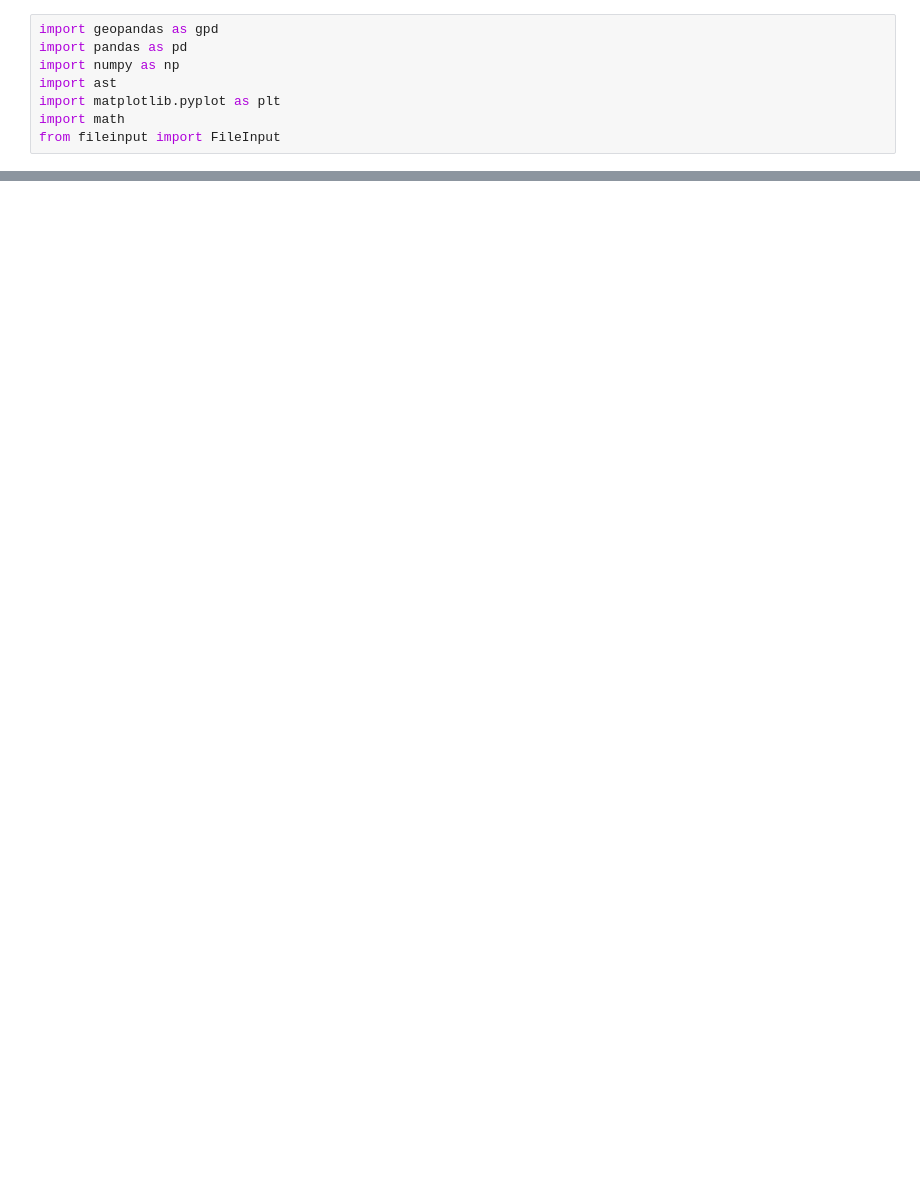
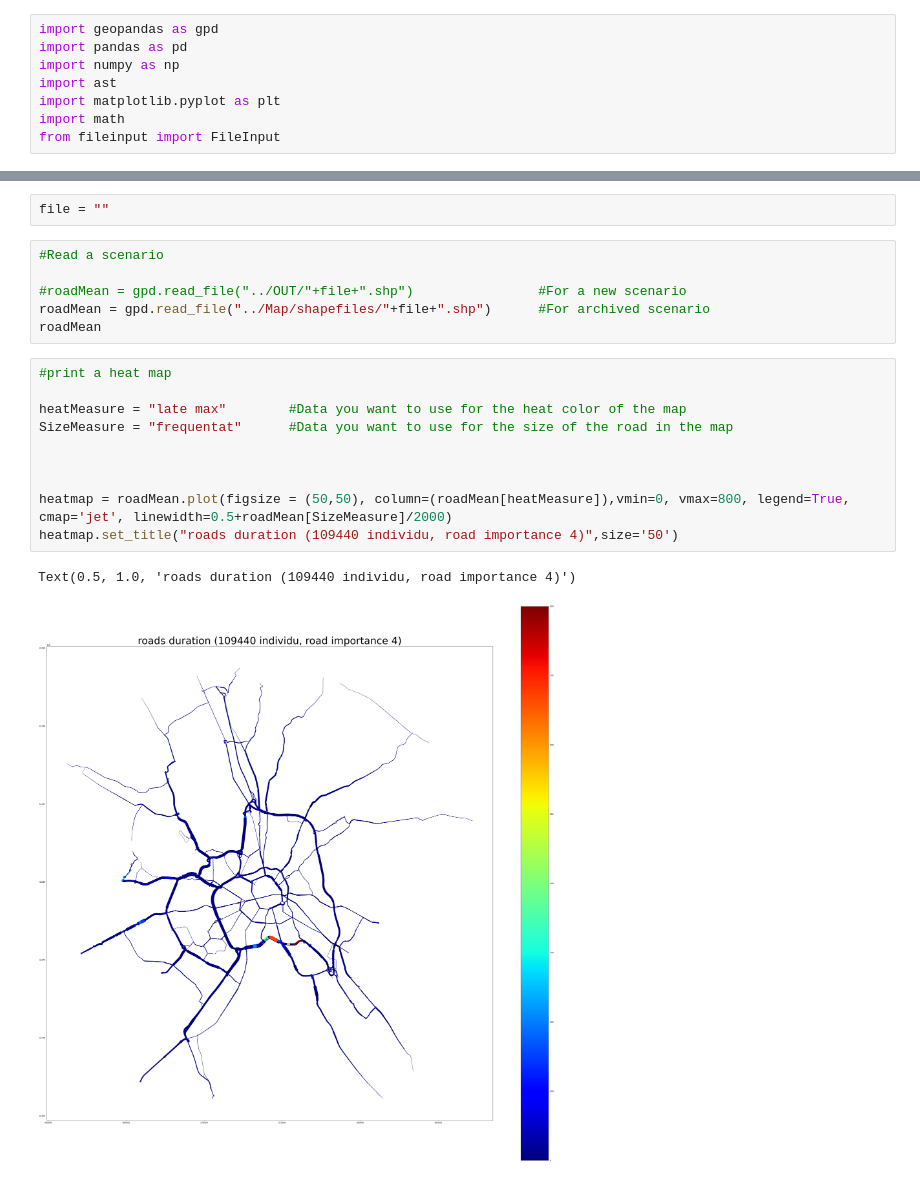
Before and after one commit to ANR-Switch/SWITCH-23, a Jupyter notebook: DataScript/SRC/plotRoad.ipynb, the cells around one changed output, grey strips where cells are left out. Saved outputs shown, nothing was run; the diff lists cells and outputs as text; blank space fills up the shorter version.

```diff
--- a/DataScript/SRC/plotRoad.ipynb
+++ b/DataScript/SRC/plotRoad.ipynb
@@ -174,0 +78,21 @@ Text(0.5, 1.0, 'diff between higway increased speed scenario and base scenario')
+# %%
+file = ""
+# %%
+#Read a scenario
+
+#roadMean = gpd.read_file("../OUT/"+file+".shp")                #For a new scenario
+roadMean = gpd.read_file("../Map/shapefiles/"+file+".shp")      #For archived scenario
+roadMean
+# %%
+#print a heat map
+
+heatMeasure = "late max"        #Data you want to use for the heat color of the map
+SizeMeasure = "frequentat"      #Data you want to use for the size of the road in the map
+
+
+
+heatmap = roadMean.plot(figsize = (50,50), column=(roadMean[heatMeasure]),vmin=0, vmax=800, legend=True, cmap='jet', linewidth=0.5+roadMean[SizeMeasure]/2000)
+heatmap.set_title("roads duration (109440 individu, road importance 4)",size='50')
+# %% [output]
+Text(0.5, 1.0, 'roads duration (109440 individu, road importance 4)')
+[figure, added]
```
Also changed, not shown: parts of 39 cells of this notebook, 56 other files.
